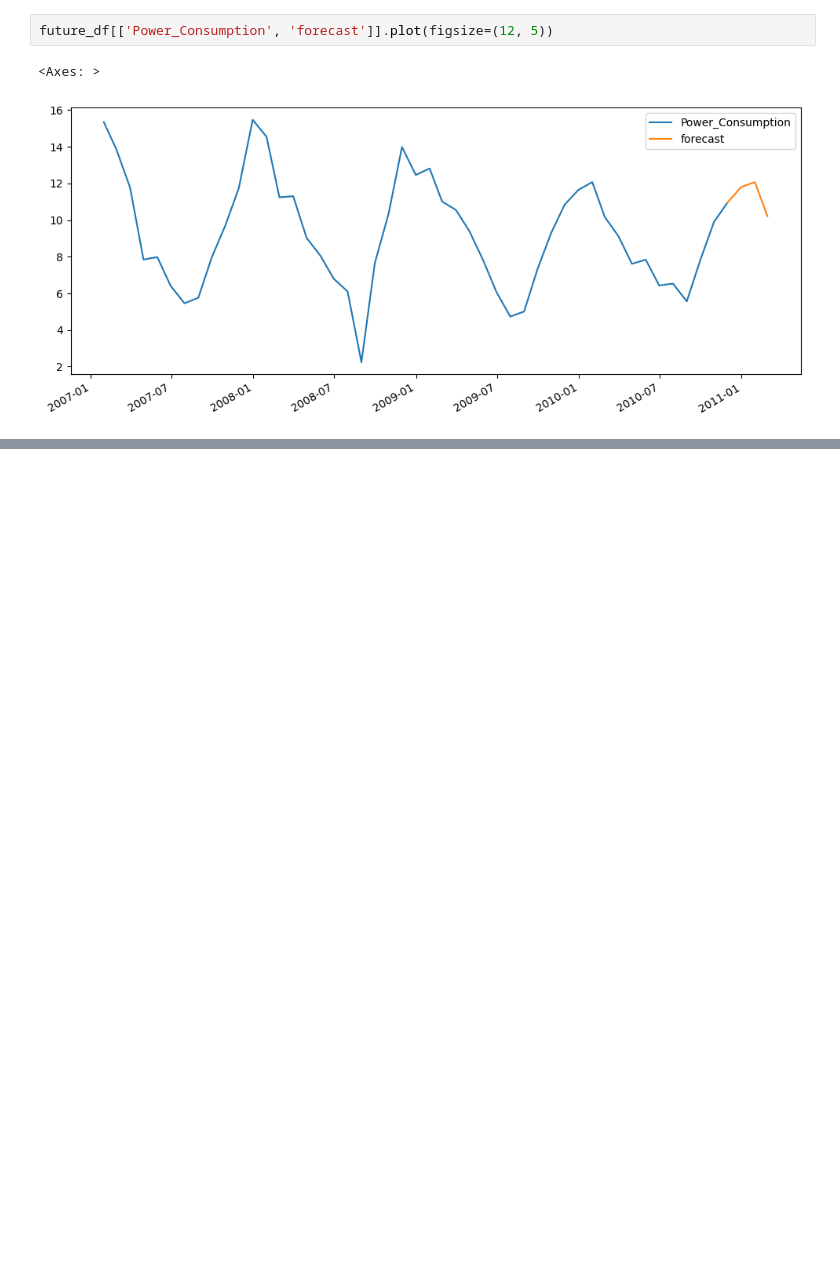
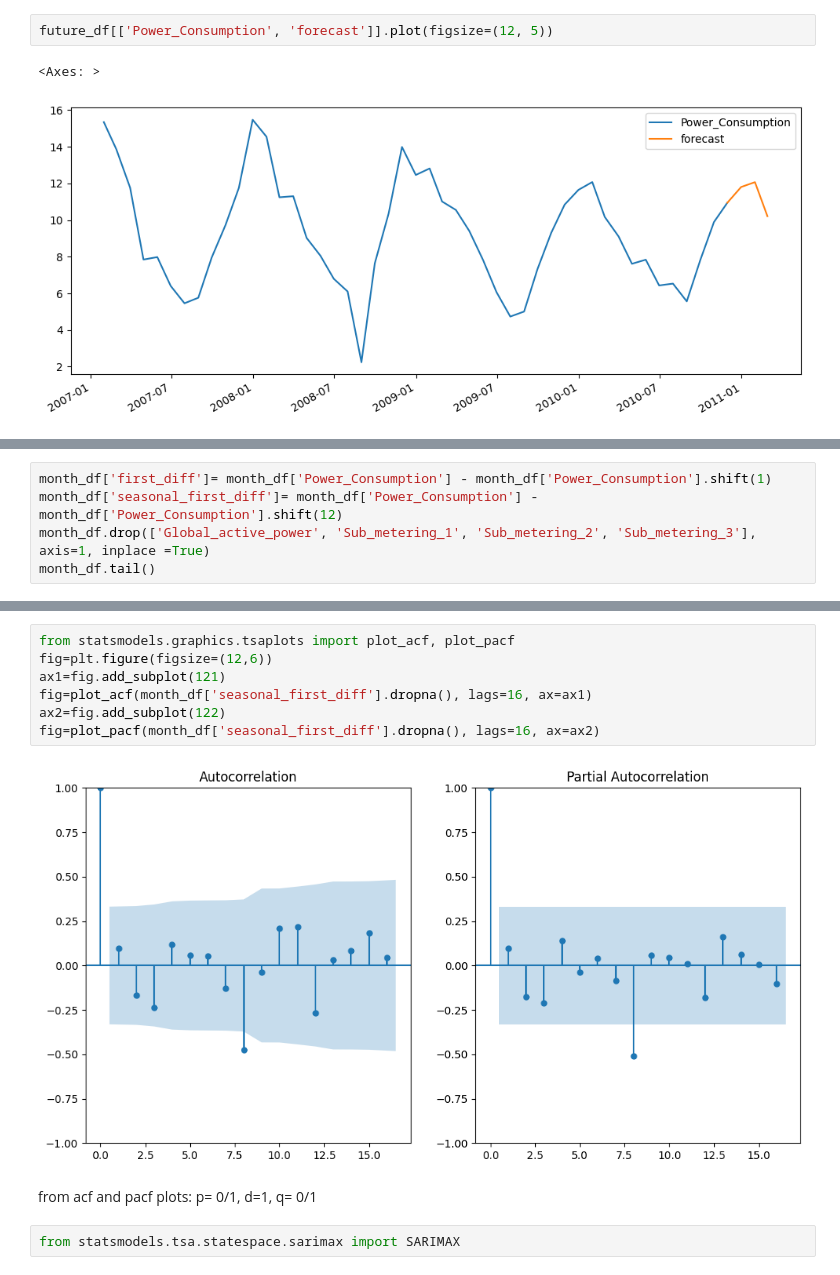
Before and after one commit to akshaypatil7015/TimeSeriesAnalysis, a Jupyter notebook: time-series-analysis-project.ipynb, the cells around one changed output, grey strips where cells are left out. Saved outputs shown, nothing was run; the diff lists cells and outputs as text; blank space fills up the shorter version.

Commit message:
Kaggle Notebook | Time Series Analysis Project | Sarima Model forecast

```diff
--- a/time-series-analysis-project.ipynb
+++ b/time-series-analysis-project.ipynb
@@ -455,0 +533,5 @@ future_df[['Power_Consumption', 'forecast']].plot(figsize=(12, 5))
+# %%
+month_df['first_diff']= month_df['Power_Consumption'] - month_df['Power_Consumption'].shift(1)
+month_df['seasonal_first_diff']= month_df['Power_Consumption'] - month_df['Power_Consumption'].shift(12)
+month_df.drop(['Global_active_power', 'Sub_metering_1', 'Sub_metering_2', 'Sub_metering_3'], axis=1, inplace =True)
+month_df.tail()
@@ -455,0 +557,13 @@ future_df[['Power_Consumption', 'forecast']].plot(figsize=(12, 5))
+# %%
+from statsmodels.graphics.tsaplots import plot_acf, plot_pacf
+fig=plt.figure(figsize=(12,6))
+ax1=fig.add_subplot(121)
+fig=plot_acf(month_df['seasonal_first_diff'].dropna(), lags=16, ax=ax1)
+ax2=fig.add_subplot(122)
+fig=plot_pacf(month_df['seasonal_first_diff'].dropna(), lags=16, ax=ax2)
+# %% [output]
+[figure, added]
+# %% [markdown]
+from acf and pacf plots: p= 0/1, d=1, q= 0/1
+# %%
+from statsmodels.tsa.statespace.sarimax import SARIMAX
```
Also changed, not shown: parts of 21 cells of this notebook.
